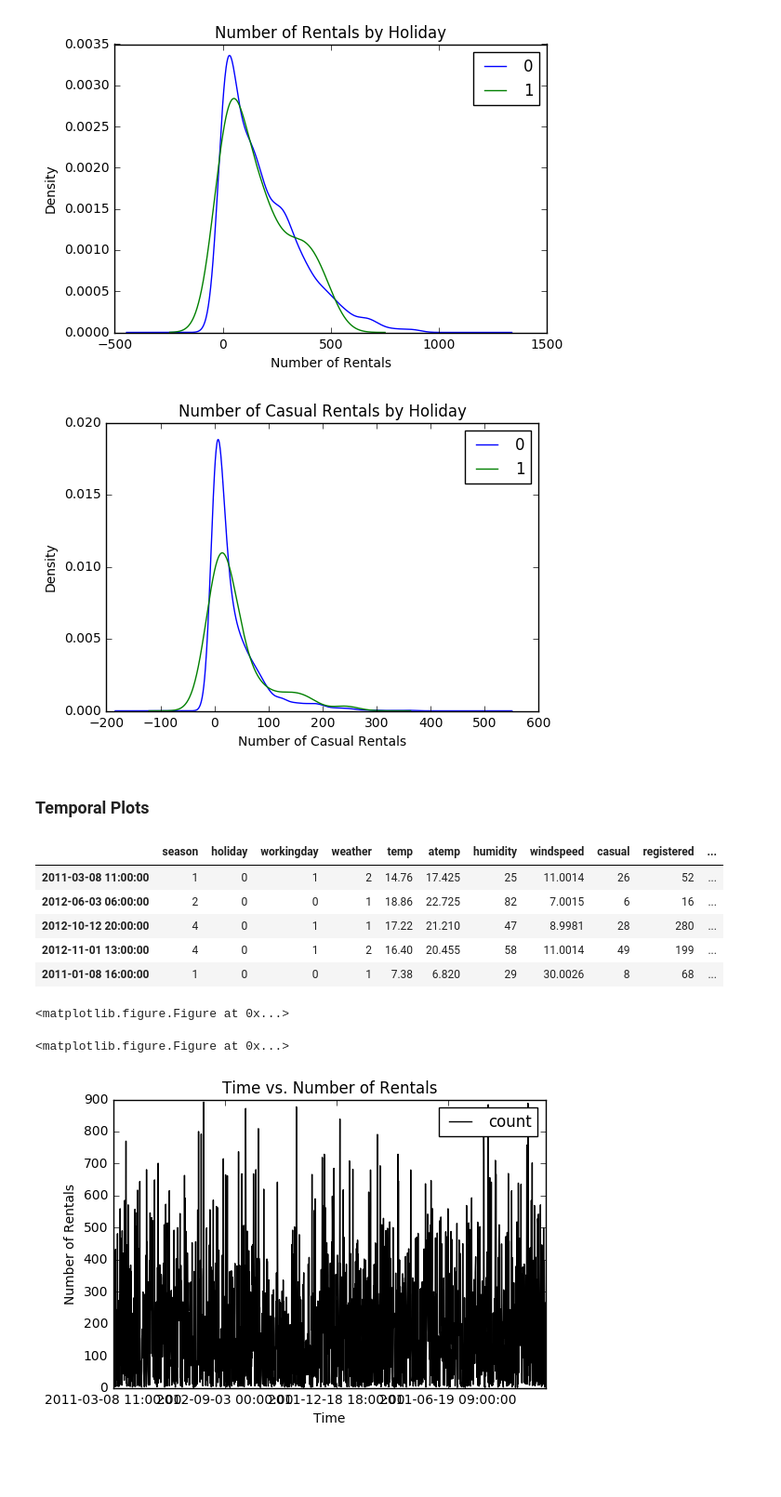
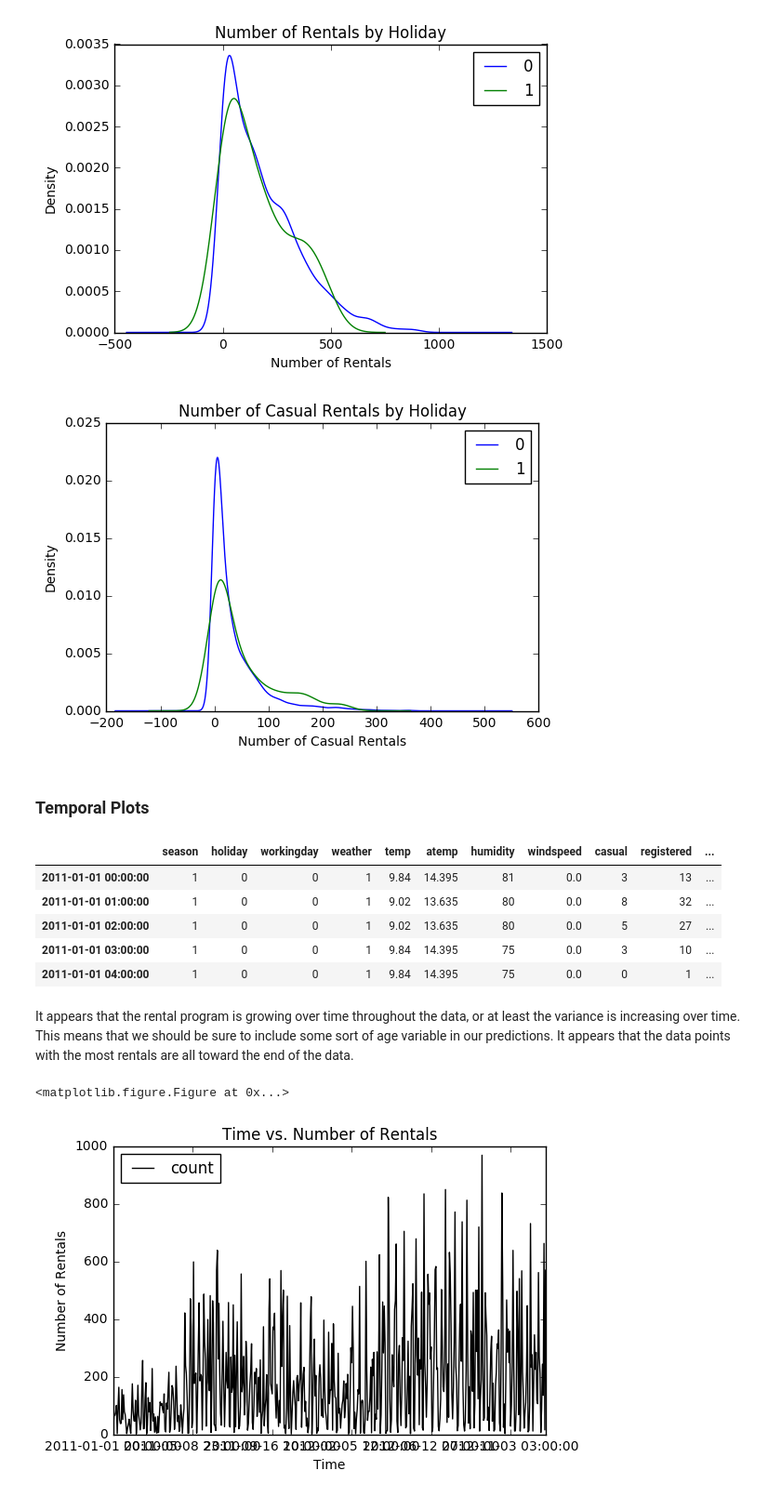
Before and after one commit to nwchen24/Machine_learning_coursework, a Jupyter notebook: NC_Work/Final_Project/Scripts/Final Project EDA 1.0.ipynb, the cells around one changed output. Shown at 93% size. Saved outputs shown, nothing was run; the diff lists cells and outputs as text; code cells hidden in the pictures; blank space fills up the shorter version.

```diff
--- a/NC_Work/Final_Project/Scripts/Final Project EDA 1.0.ipynb
+++ b/NC_Work/Final_Project/Scripts/Final Project EDA 1.0.ipynb
@@ -31,7 +31,7 @@ train_data_full = pd.read_csv('train.csv')
 train_data_full.head()
 
 #Split into train and development
-train_data, dev_data = train_test_split(train_data, random_state = 0)
+train_data, dev_data = train_test_split(train_data_full, random_state = 0)
 # %% [markdown]
 ## EDA
 # %%
@@ -221,35 +239,40 @@ plt.title('Number of Casual Rentals by Holiday')
 plt.xlabel('Number of Casual Rentals')
 plt.show()
 # %% [output]
-[figure, old version]
+[figure, new version]
 # %% [markdown]
 ### Temporal Plots
 # %%
+#Turn the data into a time series dataset
 train_data_ts = train_data.set_index('datetime')
 
 train_data_ts.index.name = None
 
+#sort
+train_data_ts.sort_index(axis = 0, inplace = True)
+
 train_data_ts.head()
 # %% [output]
 |  | season | holiday | workingday | weather | temp | atemp | humidity | windspeed | casual | registered | ... |
-| 2011-03-08 11:00:00 | 1 | 0 | 1 | 2 | 14.76 | 17.425 | 25 | 11.0014 | 26 | 52 | ... |
-| 2012-06-03 06:00:00 | 2 | 0 | 0 | 1 | 18.86 | 22.725 | 82 | 7.0015 | 6 | 16 | ... |
-| 2012-10-12 20:00:00 | 4 | 0 | 1 | 1 | 17.22 | 21.210 | 47 | 8.9981 | 28 | 280 | ... |
-| 2012-11-01 13:00:00 | 4 | 0 | 1 | 2 | 16.40 | 20.455 | 58 | 11.0014 | 49 | 199 | ... |
-| 2011-01-08 16:00:00 | 1 | 0 | 0 | 1 | 7.38 | 6.820 | 29 | 30.0026 | 8 | 68 | ... |
+| 2011-01-01 00:00:00 | 1 | 0 | 0 | 1 | 9.84 | 14.395 | 81 | 0.0 | 3 | 13 | ... |
+| 2011-01-01 01:00:00 | 1 | 0 | 0 | 1 | 9.02 | 13.635 | 80 | 0.0 | 8 | 32 | ... |
+| 2011-01-01 02:00:00 | 1 | 0 | 0 | 1 | 9.02 | 13.635 | 80 | 0.0 | 5 | 27 | ... |
+| 2011-01-01 03:00:00 | 1 | 0 | 0 | 1 | 9.84 | 14.395 | 75 | 0.0 | 3 | 10 | ... |
+| 2011-01-01 04:00:00 | 1 | 0 | 0 | 1 | 9.84 | 14.395 | 75 | 0.0 | 0 | 1 | ... |
+# %% [markdown]
+It appears that the rental program is growing over time throughout the data, or at least the variance is increasing over time. This means that we should be sure to include some sort of age variable in our predictions. It appears that the data points with the most rentals are all toward the end of the data.
 # %%
 #Time series plot of rentals
-#Split into quarters
-
+#get subset of only every 15th observation
+train_data_ts_fifth_obs = train_data_ts.iloc[::15,]
 
 plt.figure()
-train_data_ts.plot(y = 'count', c = 'black')
+train_data_ts_fifth_obs.plot(y = 'count', c = 'black')
 plt.title('Time vs. Number of Rentals')
 plt.xlabel('Time')
 plt.ylabel('Number of Rentals')
 
 plt.show()
 # %% [output]
 <matplotlib.figure.Figure at 0x...>
-<matplotlib.figure.Figure at 0x...>
-[figure, old version]
+[figure, new version]
```
Also changed, not shown: parts of 12 cells of this notebook.
